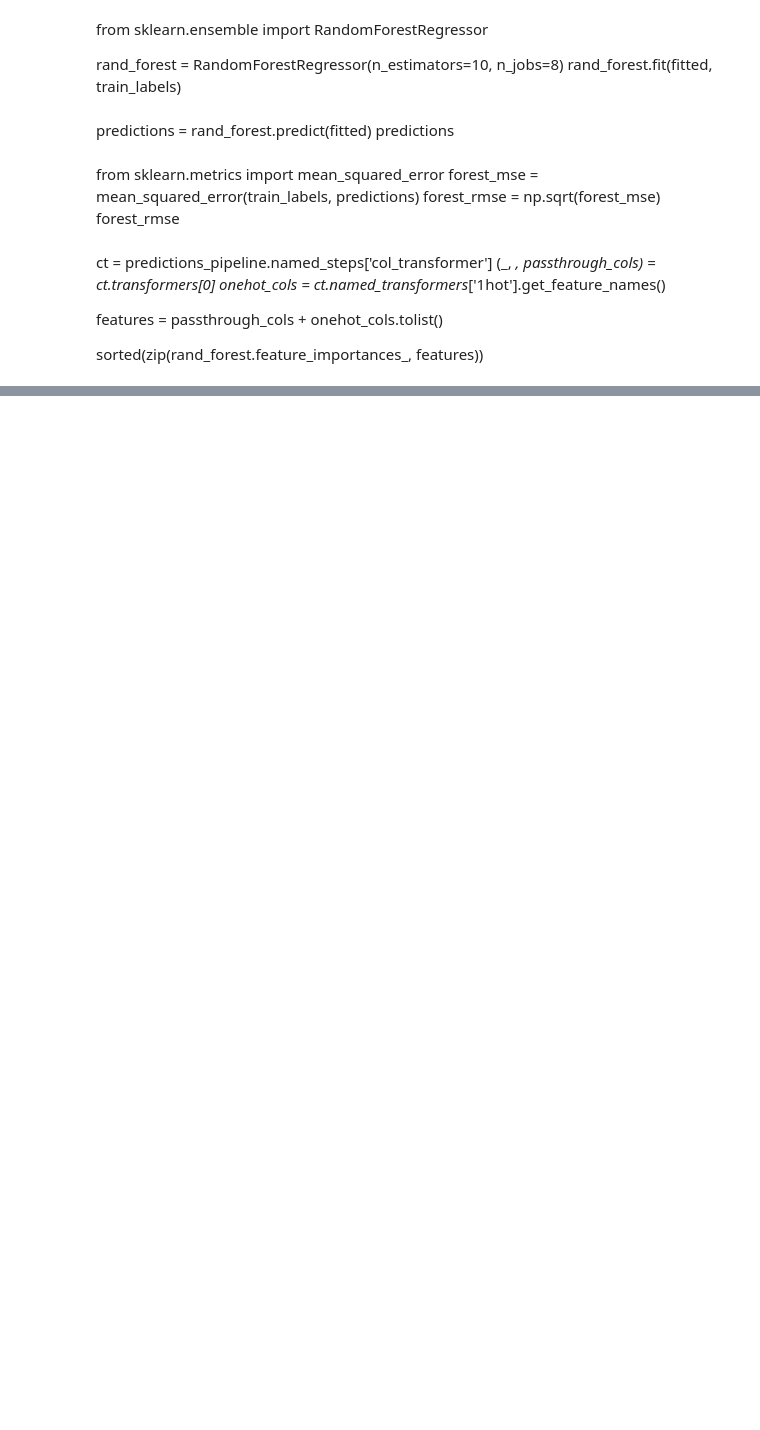
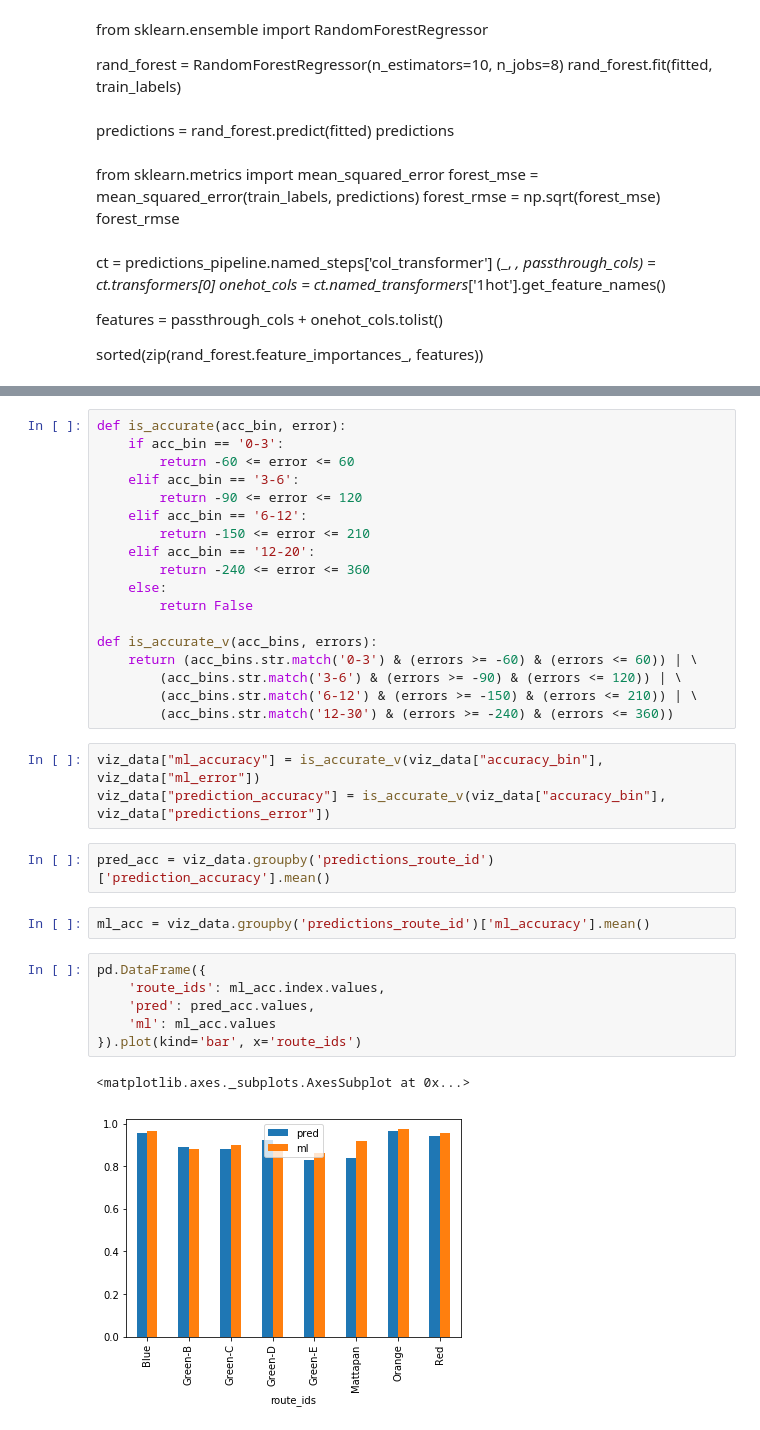
Before and after one commit to mbta/ml_exploration, a Jupyter notebook: Predictions.ipynb, the cells around one changed output, grey strips where cells are left out. Saved outputs shown, nothing was run; the diff lists cells and outputs as text; blank space fills up the shorter version.

```diff
--- a/Predictions.ipynb
+++ b/Predictions.ipynb
@@ -288,0 +303,34 @@ svm_poly_reg.fit(fitted, train_labels)
+# %%
+def is_accurate(acc_bin, error):
+    if acc_bin == '0-3':
+        return -60 <= error <= 60
+    elif acc_bin == '3-6':
+        return -90 <= error <= 120
+    elif acc_bin == '6-12':
+        return -150 <= error <= 210
+    elif acc_bin == '12-20':
+        return -240 <= error <= 360
+    else:
+        return False
+
+def is_accurate_v(acc_bins, errors):
+    return (acc_bins.str.match('0-3') & (errors >= -60) & (errors <= 60)) | \
+        (acc_bins.str.match('3-6') & (errors >= -90) & (errors <= 120)) | \
+        (acc_bins.str.match('6-12') & (errors >= -150) & (errors <= 210)) | \
+        (acc_bins.str.match('12-30') & (errors >= -240) & (errors <= 360))
+# %%
+viz_data["ml_accuracy"] = is_accurate_v(viz_data["accuracy_bin"], viz_data["ml_error"])
+viz_data["prediction_accuracy"] = is_accurate_v(viz_data["accuracy_bin"], viz_data["predictions_error"])
+# %%
+pred_acc = viz_data.groupby('predictions_route_id')['prediction_accuracy'].mean()
+# %%
+ml_acc = viz_data.groupby('predictions_route_id')['ml_accuracy'].mean()
+# %%
+pd.DataFrame({
+    'route_ids': ml_acc.index.values,
+    'pred': pred_acc.values,
+    'ml': ml_acc.values
+}).plot(kind='bar', x='route_ids')
+# %% [output]
+<matplotlib.axes._subplots.AxesSubplot at 0x...>
+[figure, added]
```
Also changed, not shown: parts of 31 cells of this notebook.
